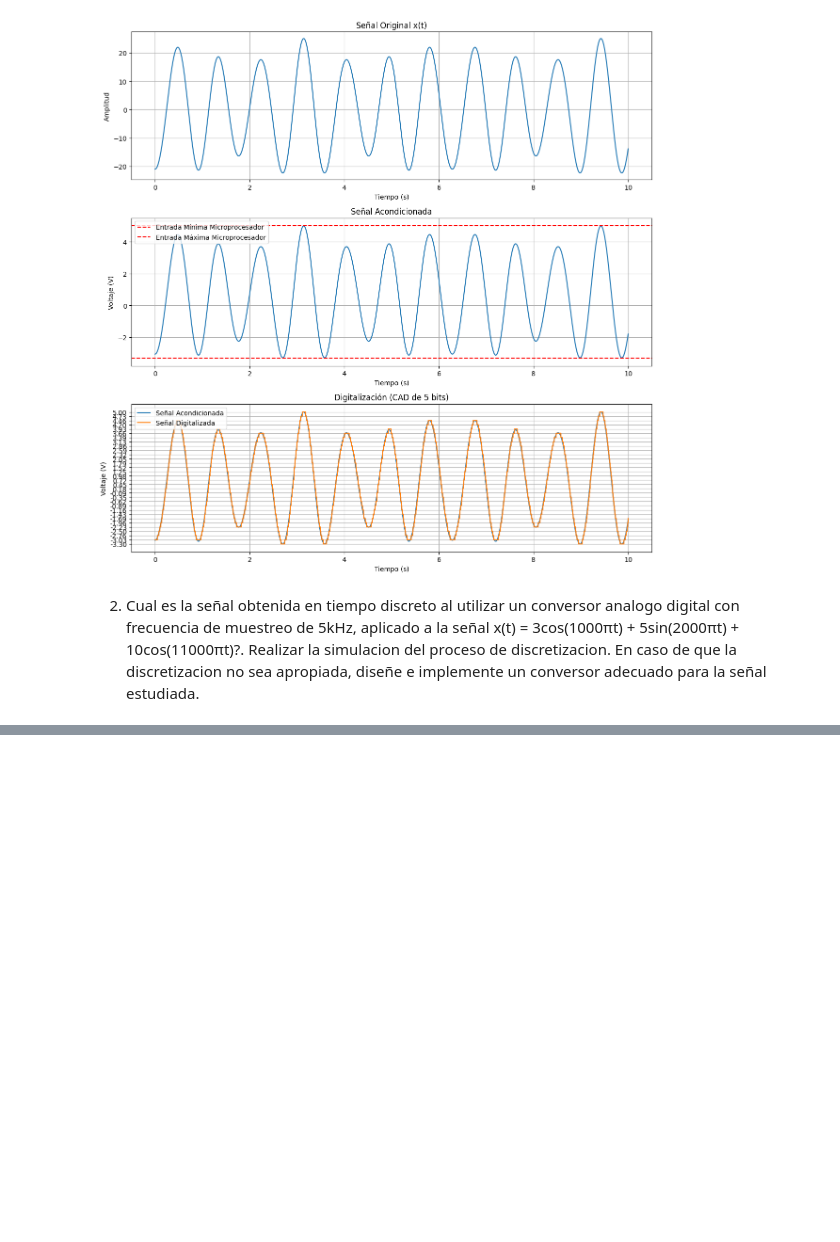
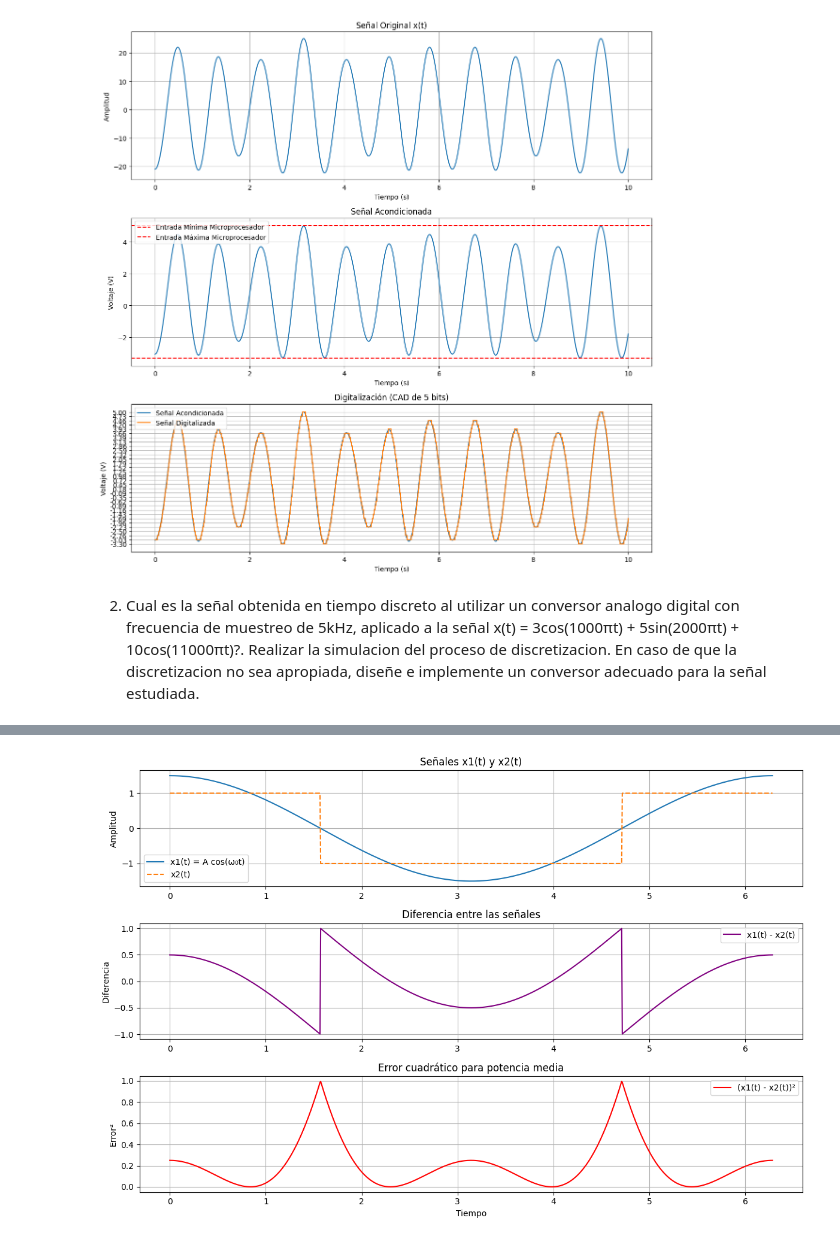
Before and after one commit to kevin-loaiza/senales_y_sistemas, a Jupyter notebook: Pacial1.ipynb, the cells around one changed output, grey strips where cells are left out. Saved outputs shown, nothing was run; the diff lists cells and outputs as text; code cells hidden in the pictures; blank space fills up the shorter version.

```diff
--- a/Pacial1.ipynb
+++ b/Pacial1.ipynb
@@ -183,3 +223,99 @@ $x_2(t)$ = \begin{cases}
 
 ¿Cual es la distancia media entre las señales?. Corrobore sus
 desarrollos con Sympy.
+# %%
+#Demostracion numerica
+import sympy as sp
+
+# Definir variables
+t, T, A = sp.symbols('t T A', real=True, positive=True)
+omega0 = 2 * sp.pi / T
+
+# Definir las señales
+x1 = A * sp.cos(omega0 * t)
+x2 = sp.Piecewise(
+    (1, (t >= 0) & (t < T/4)),
+    (-1, (t >= T/4) & (t < 3*T/4)),
+    (1, (t >= 3*T/4) & (t < T))
+)
+
+# Diferencia al cuadrado
+diff_squared = (x1 - x2)**2
+
+# Potencia media de la diferencia
+P_avg = (1/T) * sp.integrate(diff_squared, (t, 0, T))
+
+# Simplificar
+P_avg_simplified = sp.simplify(P_avg)
+d = sp.sqrt(P_avg_simplified)
+
+print(f"Potencia media de la diferencia: {P_avg_simplified}")
+print(f"Distancia media: {d}")
+#-------------------------------------------------------------------------------
+
+#Demostracion grafica
+
+import numpy as np
+import matplotlib.pyplot as plt
+
+# Parámetros
+A = 1.5  # Amplitud de x1
+T = 2 * np.pi  # Periodo de ambas señales
+omega0 = 2 * np.pi / T  # Frecuencia angular
+
+# Vector de tiempo: un periodo completo
+t_vals = np.linspace(0, T, 1000)
+
+# Señal x1(t) = A * cos(omega0 * t)
+x1 = A * np.cos(omega0 * t_vals)
+
+# Señal x2(t) definida por tramos
+x2 = np.piecewise(
+    t_vals,
+    [t_vals < T/4, (t_vals >= T/4) & (t_vals < 3*T/4), t_vals >= 3*T/4],
+    [1, -1, 1]
+)
+
+# Diferencia y su cuadrado
+diff = x1 - x2
+diff_squared = diff**2
+
+# Cálculo de la distancia media
+potencia_media = np.trapz(diff_squared, t_vals) / T  # Integral sobre el periodo / T
+distancia_media = np.sqrt(potencia_media)
+
+# Mostrar la distancia media
+print(f"Distancia media entre x1(t) y x2(t): {distancia_media:.4f}")
+
+# Gráficas
+plt.figure(figsize=(12, 8))
+
+# Señales
+plt.subplot(3, 1, 1)
+plt.plot(t_vals, x1, label='x1(t) = A cos(ω₀t)')
+plt.plot(t_vals, x2, '--', label='x2(t)')
+plt.title("Señales x1(t) y x2(t)")
+plt.ylabel("Amplitud")
+plt.grid(True)
+plt.legend()
+
+# Diferencia
+plt.subplot(3, 1, 2)
+plt.plot(t_vals, diff, color='purple', label='x1(t) - x2(t)')
+plt.title("Diferencia entre las señales")
+plt.ylabel("Diferencia")
+plt.grid(True)
+plt.legend()
+
+# Diferencia al cuadrado
+plt.subplot(3, 1, 3)
+plt.plot(t_vals, diff_squared, color='red', label='(x1(t) - x2(t))²')
+plt.title("Error cuadrático para potencia media")
+plt.xlabel("Tiempo")
+plt.ylabel("Error²")
+plt.grid(True)
+plt.legend()
+
+plt.tight_layout()
+plt.show()
+# %% [output]
@@ -185,0 +325 @@ desarrollos con Sympy.
+[figure, added]
```
Also changed, not shown: parts of 4 cells of this notebook.
